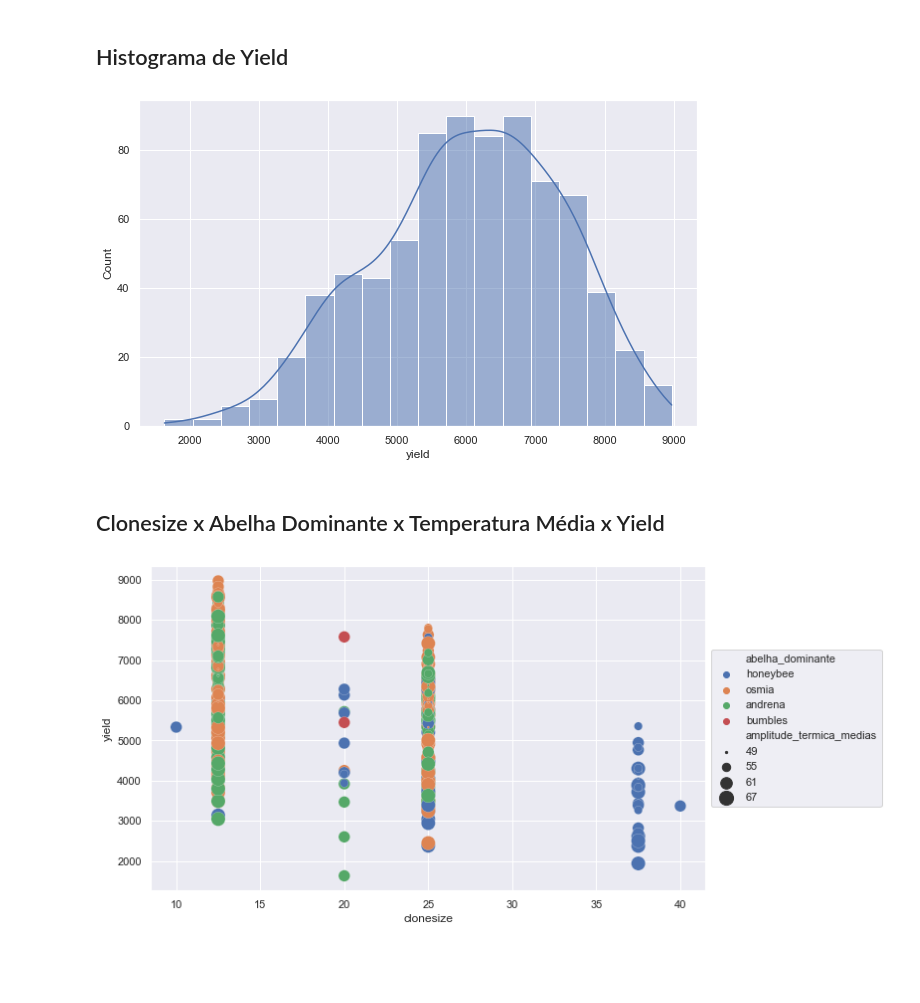
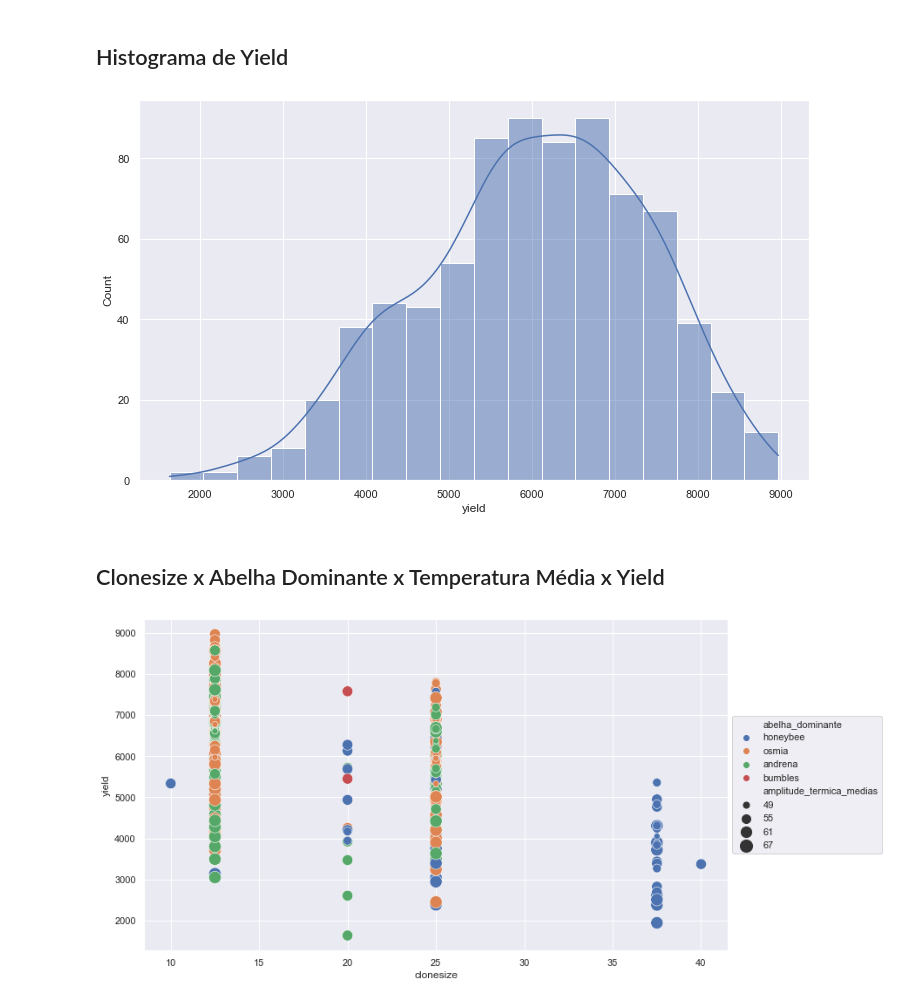
Before and after one commit to gui-lisboa/ML_Trabalho, a Jupyter notebook: analise_exploratoria.ipynb, the cells around one changed output. Cells and saved outputs as stored; diff of their text form; code cells hidden in the pictures; blank space fills up the shorter version.

```diff
--- a/analise_exploratoria.ipynb
+++ b/analise_exploratoria.ipynb
@@ -6,6 +6,8 @@ import seaborn as sns
 
 sns.set_theme()
 sns.set_theme("notebook")
-sns.set(rc={"figure.figsize": [10, 6]})
+sns.set(rc={"figure.figsize": [12, 7]})
 
 dataset = carrega_dataset()
+
+dataset
@@ -14,27 +31,27 @@ dataset = carrega_dataset()
 # %%
 sns.histplot(data=dataset, x='yield', kde=True);
 # %% [output]
-[figure, old version]
+[figure, new version]
 # %% [markdown]
 ## Clonesize x Abelha Dominante x Temperatura Média x Yield
 # %%
 colunas_abelhas = ["honeybee", "bumbles", "andrena", "osmia"]
 dataset["abelha_dominante"] = dataset[colunas_abelhas].idxmax(axis=1)
 
 dataset["amplitude_termica_medias"] = (
     (dataset.AverageOfUpperTRange + dataset.AverageOfLowerTRange)/2
 ).astype(int)
 
 g = sns.scatterplot(
     data=dataset,
     x="clonesize",
     y="yield",
     hue="abelha_dominante",
     size="amplitude_termica_medias",
-    sizes=(5, 200),
+    sizes=(50, 200),
 )
 g.legend(loc="center left", bbox_to_anchor=(1, 0.5))
 
 g;
 # %% [output]
-[figure, old version]
+[figure, new version]
```
Also changed, not shown: parts of 6 cells of this notebook.
